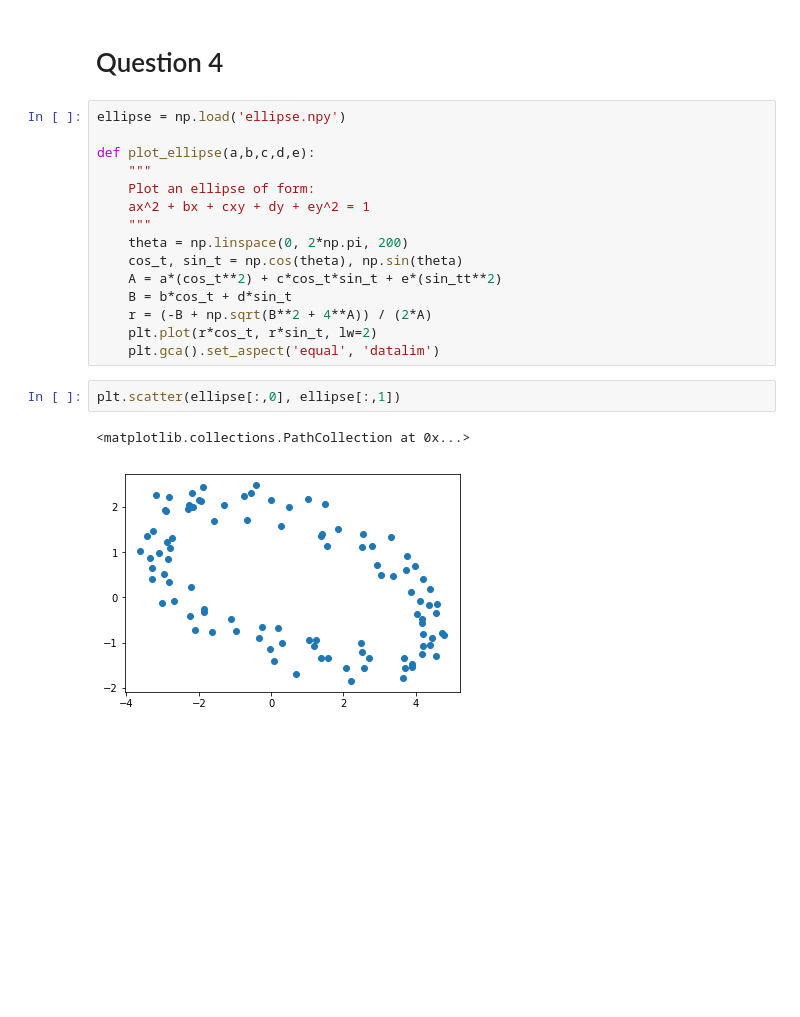
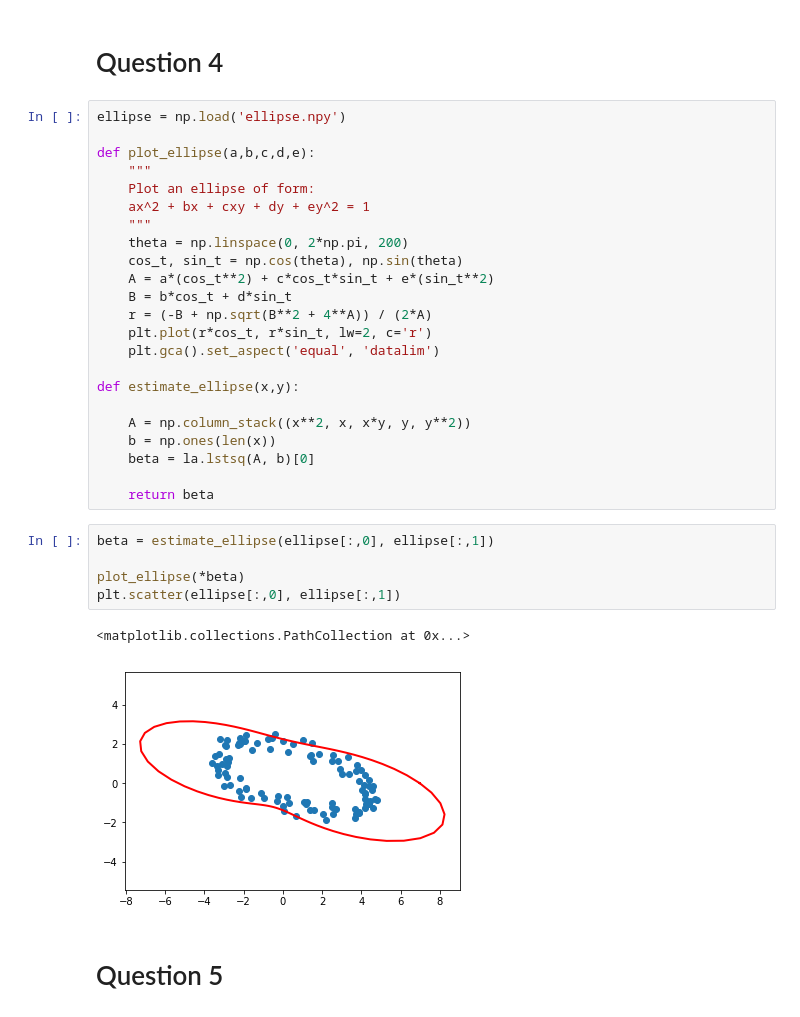
Before and after one commit to Alexander-Weinberg/BootCamp2018, a Jupyter notebook: ProbSets/Comp/ProbSet3/LeastSquares.ipynb, the cells around one changed output. Saved outputs shown, nothing was run; the diff lists cells and outputs as text; blank space fills up the shorter version.

```diff
--- a/ProbSets/Comp/ProbSet3/LeastSquares.ipynb
+++ b/ProbSets/Comp/ProbSet3/LeastSquares.ipynb
@@ -88,13 +88,26 @@ def plot_ellipse(a,b,c,d,e):
     """
     theta = np.linspace(0, 2*np.pi, 200)
     cos_t, sin_t = np.cos(theta), np.sin(theta)
-    A = a*(cos_t**2) + c*cos_t*sin_t + e*(sin_tt**2)
+    A = a*(cos_t**2) + c*cos_t*sin_t + e*(sin_t**2)
     B = b*cos_t + d*sin_t
     r = (-B + np.sqrt(B**2 + 4**A)) / (2*A)
-    plt.plot(r*cos_t, r*sin_t, lw=2)
+    plt.plot(r*cos_t, r*sin_t, lw=2, c='r')
     plt.gca().set_aspect('equal', 'datalim')
+
+def estimate_ellipse(x,y):
+
+    A = np.column_stack((x**2, x, x*y, y, y**2))
+    b = np.ones(len(x))
+    beta = la.lstsq(A, b)[0]
+
+    return beta
 # %%
+beta = estimate_ellipse(ellipse[:,0], ellipse[:,1])
+
+plot_ellipse(*beta)
 plt.scatter(ellipse[:,0], ellipse[:,1])
 # %% [output]
 <matplotlib.collections.PathCollection at 0x...>
-[figure, old version]
+[figure, new version]
+# %% [markdown]
+# Question 5
```
Also changed, not shown: parts of 5 cells of this notebook, 1 other file.
